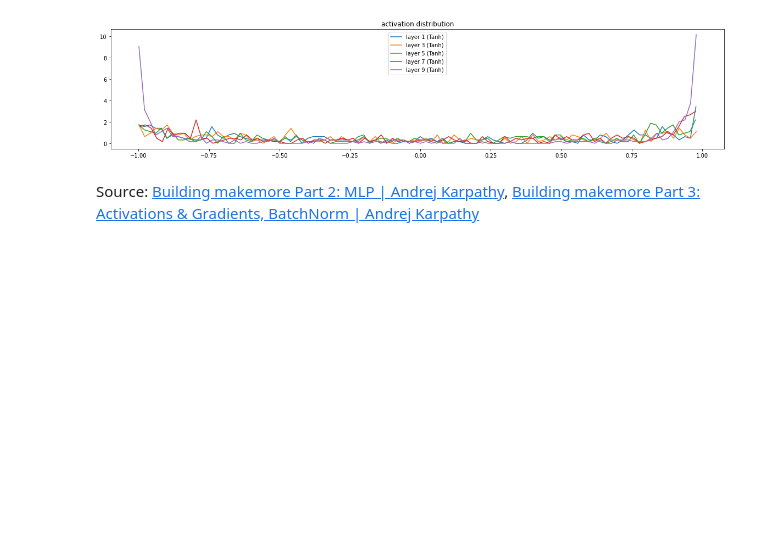
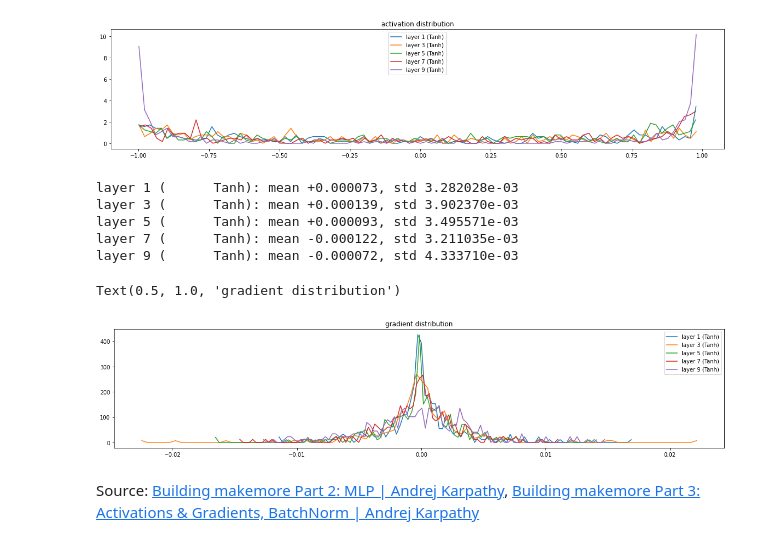
Before and after one commit to hardik-vala/unicorn-namegen, a Jupyter notebook: unicorn_namegen.ipynb, the cells around one changed output. Saved outputs shown, nothing was run; the diff lists cells and outputs as text; code cells hidden in the pictures; blank space fills up the shorter version.

Commit message:
Add gradient visualization.

```diff
--- a/unicorn_namegen.ipynb
+++ b/unicorn_namegen.ipynb
@@ -746,5 +746,27 @@ layer 7 (      Tanh): mean +0.06, std 0.73, saturated: 12.19%
 layer 9 (      Tanh): mean +0.03, std 0.90, saturated: 48.75%
 Text(0.5, 1.0, 'activation distribution')
 [figure]
+# %%
+# visualize histograms
+plt.figure(figsize=(20,4)) # width and height of the plot
+legends =[]
+for i, layer in enumerate(layers[:-1]): # exclude the output layer
+  if isinstance(layer, Tanh):
+    t = layer.out.grad
+    print('layer %d (%10s): mean %+f, std %e' % (i, layer.__class__.__name__, t.mean(), t.std()))
+    hy, hx = torch.histogram(t, density=True)
+    plt.plot(hx[:-1].detach(), hy.detach())
+    legends.append(f'layer {i} ({layer.__class__.__name__})')
+plt.legend(legends)
+plt.title('gradient distribution')
+# Want to check gradients across the layers have roughly equivalent distributions
+# %% [output]
+layer 1 (      Tanh): mean +0.000073, std 3.282028e-03
+layer 3 (      Tanh): mean +0.000139, std 3.902370e-03
+layer 5 (      Tanh): mean +0.000093, std 3.495571e-03
+layer 7 (      Tanh): mean -0.000122, std 3.211035e-03
+layer 9 (      Tanh): mean -0.000072, std 4.333710e-03
+Text(0.5, 1.0, 'gradient distribution')
+[figure, added]
 # %% [markdown]
 Source: [Building makemore Part 2: MLP | Andrej Karpathy](https://www.youtube.com/watch?v=TCH_1BHY58I), [Building makemore Part 3: Activations & Gradients, BatchNorm | Andrej Karpathy](https://www.youtube.com/watch?v=P6sfmUTpUmc&list=PLAqhIrjkxbuWI23v9cThsA9GvCAUhRvKZ&index=4)
```
Also changed, not shown: parts of 10 cells of this notebook.
